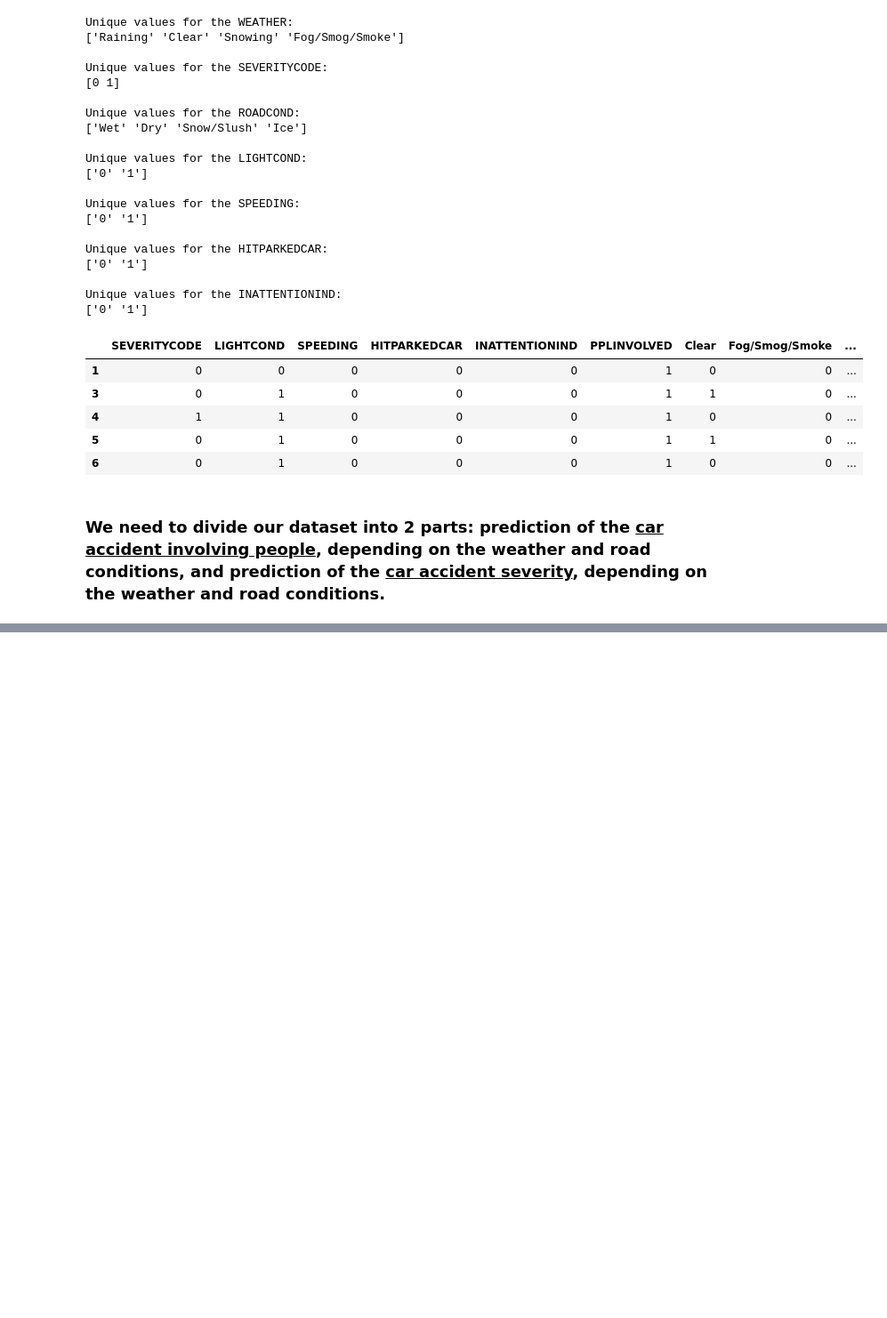
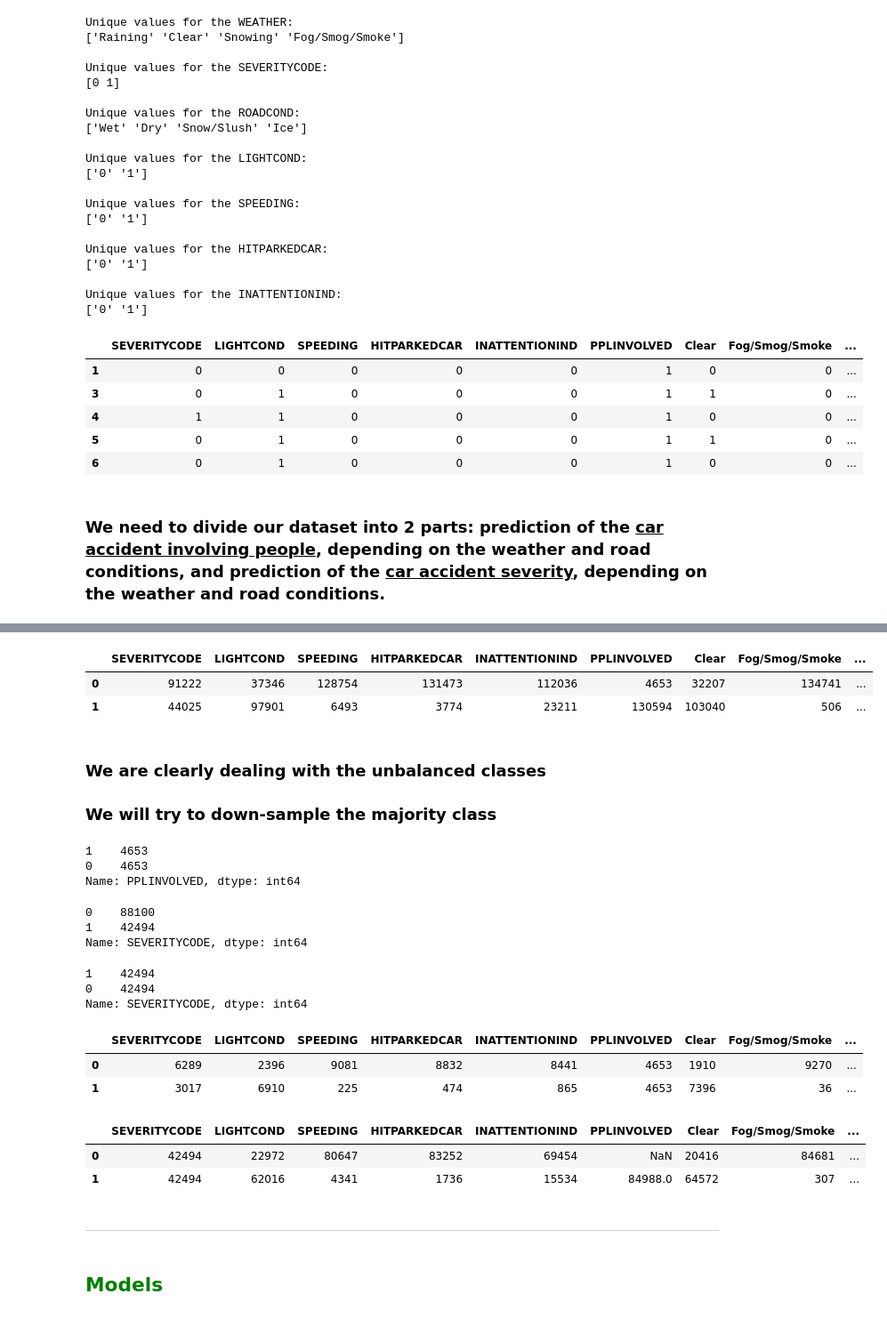
Before and after one commit to lukaszrbk/Coursera_Capstone, a Jupyter notebook: Applied Data Science Capstone Assignment.ipynb, the cells around one changed output, grey strips where cells are left out. Shown at 89% size. Drawn from its saved outputs; the diff is of its cells as text; code cells hidden in the pictures; blank space fills up the shorter version.

```diff
--- a/Applied Data Science Capstone Assignment.ipynb
+++ b/Applied Data Science Capstone Assignment.ipynb
@@ -410,0 +400,10 @@ Name: PPLINVOLVED, dtype: int64
+# %%
+df.apply(pd.Series.value_counts).head()
+# %% [output]
+|  | SEVERITYCODE | LIGHTCOND | SPEEDING | HITPARKEDCAR | INATTENTIONIND | PPLINVOLVED | Clear | Fog/Smog/Smoke | ... |
+| 0 | 91222 | 37346 | 128754 | 131473 | 112036 | 4653 | 32207 | 134741 | ... |
+| 1 | 44025 | 97901 | 6493 | 3774 | 23211 | 130594 | 103040 | 506 | ... |
+# %% [markdown]
+### We are clearly dealing with the unbalanced classes
+
+### We will try to down-sample the majority class
@@ -410,0 +424,14 @@ Name: PPLINVOLVED, dtype: int64
+# %%
+# Display new class counts
+df_downsampled['PPLINVOLVED'].value_counts()
+# %% [output]
+1    4653
+0    4653
+Name: PPLINVOLVED, dtype: int64
+# %%
+dfsev=df.loc[df['PPLINVOLVED'] == 1]
+print(dfsev['SEVERITYCODE'].value_counts())
+# %% [output]
+0    88100
+1    42494
+Name: SEVERITYCODE, dtype: int64
@@ -410,0 +452,18 @@ Name: PPLINVOLVED, dtype: int64
+# %%
+df_downsampled2['SEVERITYCODE'].value_counts()
+# %% [output]
+1    42494
+0    42494
+Name: SEVERITYCODE, dtype: int64
+# %%
+df_downsampled.apply(pd.Series.value_counts).head()
+# %% [output]
+|  | SEVERITYCODE | LIGHTCOND | SPEEDING | HITPARKEDCAR | INATTENTIONIND | PPLINVOLVED | Clear | Fog/Smog/Smoke | ... |
+| 0 | 6289 | 2396 | 9081 | 8832 | 8441 | 4653 | 1910 | 9270 | ... |
+| 1 | 3017 | 6910 | 225 | 474 | 865 | 4653 | 7396 | 36 | ... |
+# %%
+df_downsampled2.apply(pd.Series.value_counts).head()
+# %% [output]
+|  | SEVERITYCODE | LIGHTCOND | SPEEDING | HITPARKEDCAR | INATTENTIONIND | PPLINVOLVED | Clear | Fog/Smog/Smoke | ... |
+| 0 | 42494 | 22972 | 80647 | 83252 | 69454 | NaN | 20416 | 84681 | ... |
+| 1 | 42494 | 62016 | 4341 | 1736 | 15534 | 84988.0 | 64572 | 307 | ... |
@@ -410,0 +478,4 @@ Name: PPLINVOLVED, dtype: int64
+# %% [markdown]
+---
+# %% [markdown]
+## <font color='green'>Models</font>
```
Also changed, not shown: parts of 37 cells of this notebook.
